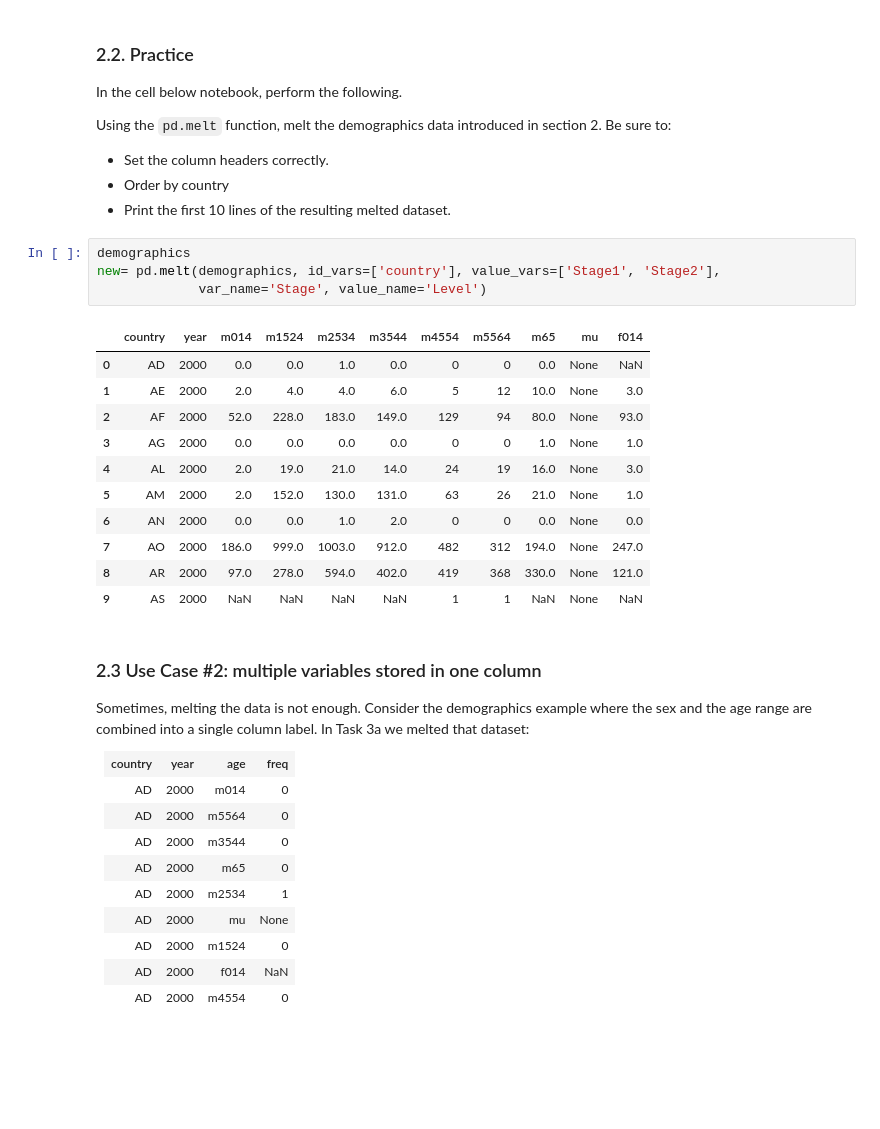
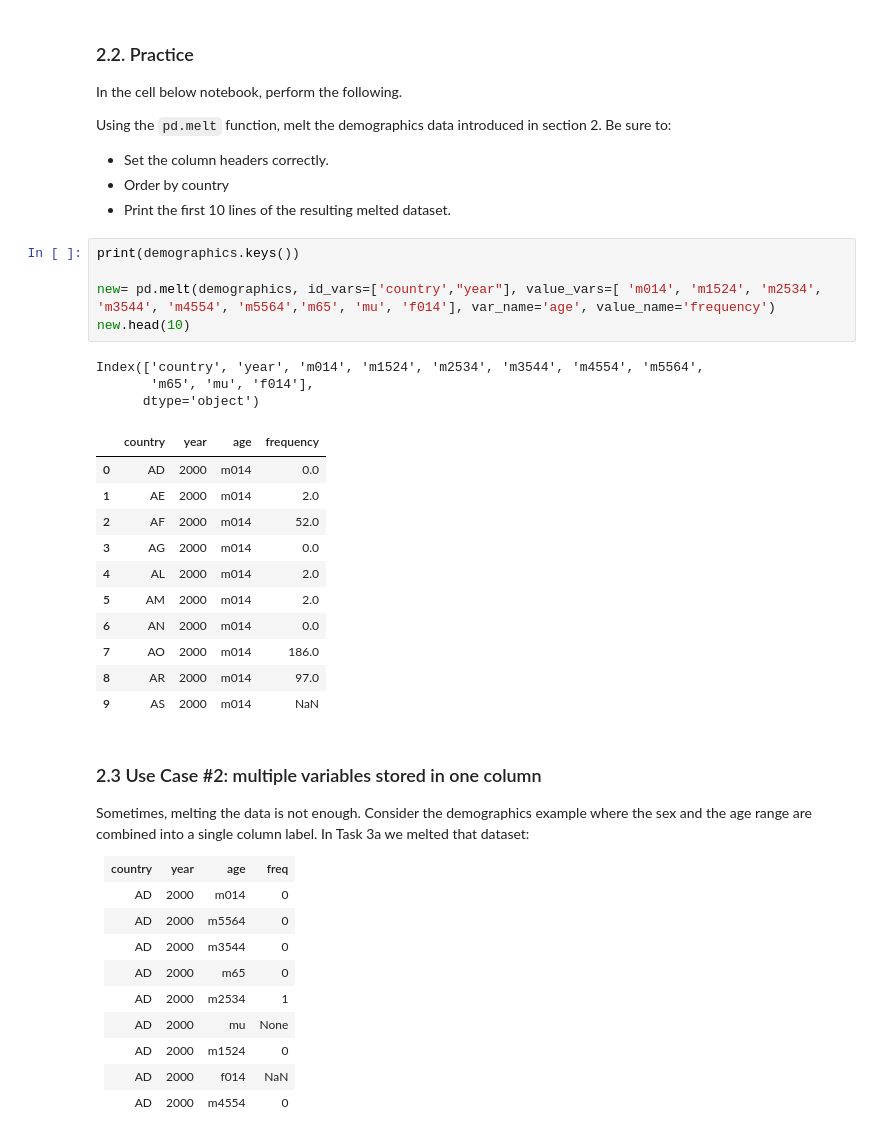
Before and after one commit to ko0000/Data-Analytics-With-Python, a Jupyter notebook: Module2-Data_Analytics/A05-Tidy_Data.ipynb, the cells around one changed output. Saved outputs shown, nothing was run; the diff lists cells and outputs as text; blank space fills up the shorter version.

```diff
--- a/Module2-Data_Analytics/A05-Tidy_Data.ipynb
+++ b/Module2-Data_Analytics/A05-Tidy_Data.ipynb
@@ -263,22 +263,26 @@ Using the `pd.melt` function, melt the demographics data introduced in section 2
 - Set the column headers correctly.
 - Order by country
 - Print the first 10 lines of the resulting melted dataset.
-# %%
-demographics
-new= pd.melt(demographics, id_vars=['country'], value_vars=['Stage1', 'Stage2'],
-             var_name='Stage', value_name='Level')
-# %% [output]
-|  | country | year | m014 | m1524 | m2534 | m3544 | m4554 | m5564 | m65 | mu | f014 |
-| 0 | AD | 2000 | 0.0 | 0.0 | 1.0 | 0.0 | 0 | 0 | 0.0 | None | NaN |
-| 1 | AE | 2000 | 2.0 | 4.0 | 4.0 | 6.0 | 5 | 12 | 10.0 | None | 3.0 |
-| 2 | AF | 2000 | 52.0 | 228.0 | 183.0 | 149.0 | 129 | 94 | 80.0 | None | 93.0 |
-| 3 | AG | 2000 | 0.0 | 0.0 | 0.0 | 0.0 | 0 | 0 | 1.0 | None | 1.0 |
-| 4 | AL | 2000 | 2.0 | 19.0 | 21.0 | 14.0 | 24 | 19 | 16.0 | None | 3.0 |
-| 5 | AM | 2000 | 2.0 | 152.0 | 130.0 | 131.0 | 63 | 26 | 21.0 | None | 1.0 |
-| 6 | AN | 2000 | 0.0 | 0.0 | 1.0 | 2.0 | 0 | 0 | 0.0 | None | 0.0 |
-| 7 | AO | 2000 | 186.0 | 999.0 | 1003.0 | 912.0 | 482 | 312 | 194.0 | None | 247.0 |
-| 8 | AR | 2000 | 97.0 | 278.0 | 594.0 | 402.0 | 419 | 368 | 330.0 | None | 121.0 |
-| 9 | AS | 2000 | NaN | NaN | NaN | NaN | 1 | 1 | NaN | None | NaN |
+# %%
+print(demographics.keys())
+
+new= pd.melt(demographics, id_vars=['country',"year"], value_vars=[ 'm014', 'm1524', 'm2534', 'm3544', 'm4554', 'm5564','m65', 'mu', 'f014'], var_name='age', value_name='frequency')
+new.head(10)
+# %% [output]
+Index(['country', 'year', 'm014', 'm1524', 'm2534', 'm3544', 'm4554', 'm5564',
+       'm65', 'mu', 'f014'],
+      dtype='object')
+|  | country | year | age | frequency |
+| 0 | AD | 2000 | m014 | 0.0 |
+| 1 | AE | 2000 | m014 | 2.0 |
+| 2 | AF | 2000 | m014 | 52.0 |
+| 3 | AG | 2000 | m014 | 0.0 |
+| 4 | AL | 2000 | m014 | 2.0 |
+| 5 | AM | 2000 | m014 | 2.0 |
+| 6 | AN | 2000 | m014 | 0.0 |
+| 7 | AO | 2000 | m014 | 186.0 |
+| 8 | AR | 2000 | m014 | 97.0 |
+| 9 | AS | 2000 | m014 | NaN |
 # %% [markdown]
 ### 2.3 Use Case #2: multiple variables stored in one column
 Sometimes, melting the data is not enough.  Consider the demographics example where the sex and the age range are combined into a single column label.  In Task 3a we melted that dataset:
```
Also changed, not shown: parts of 9 cells of this notebook, 1 other file.
